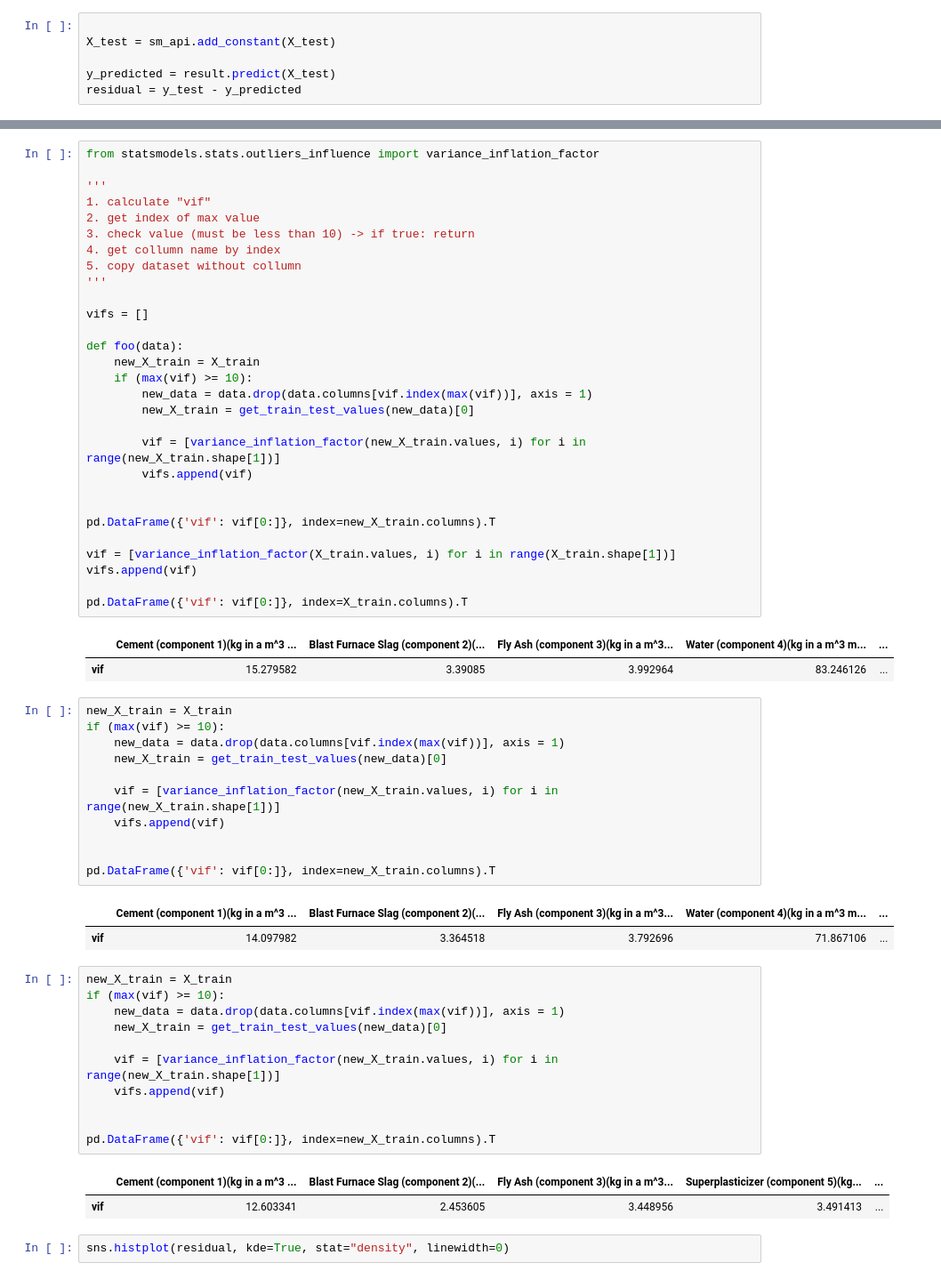
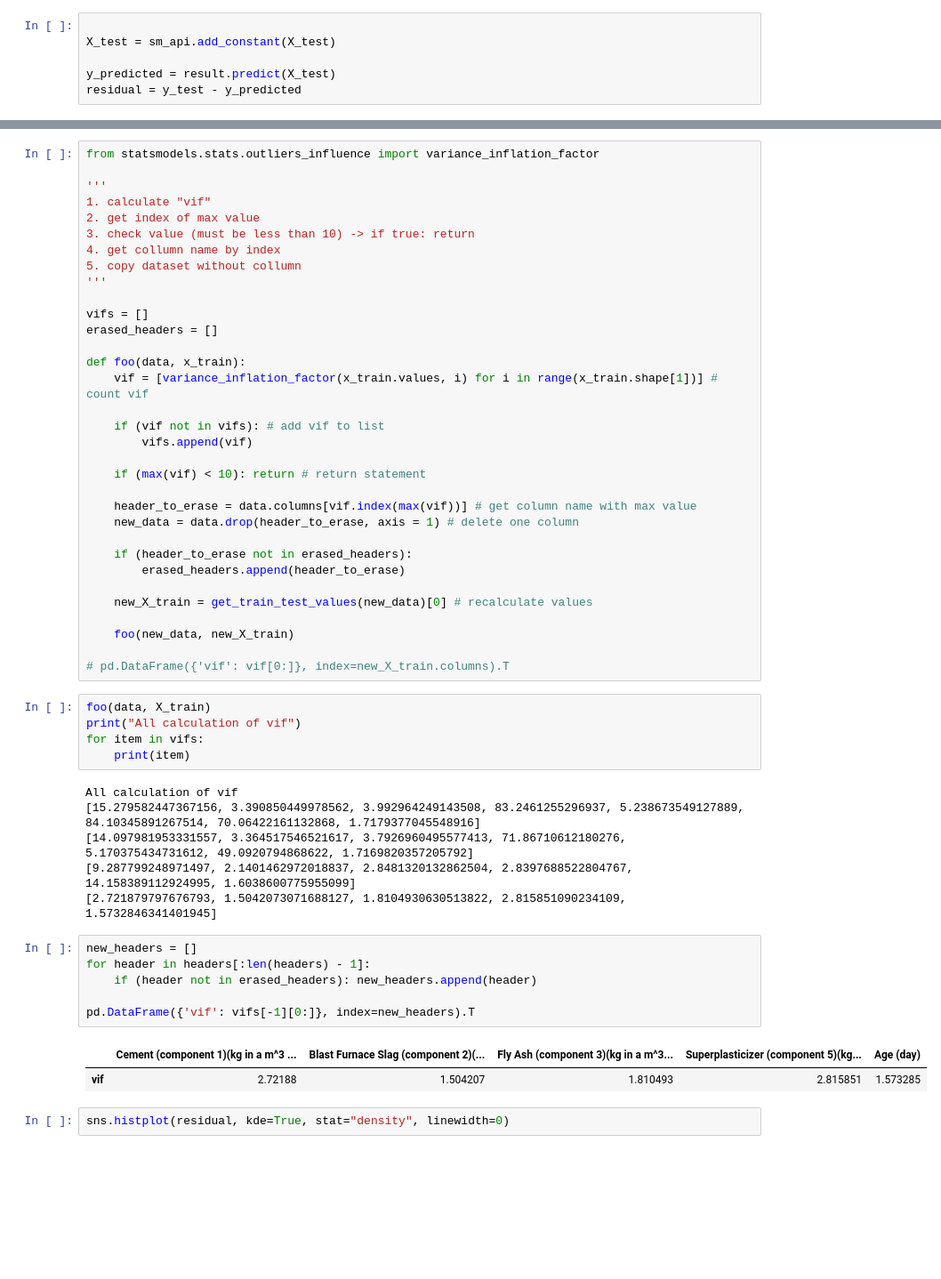
Before and after one commit to WhiteMorro1177/artif-intel-prac-3, a Jupyter notebook: main.ipynb, the cells around one changed output, grey strips where cells are left out. Shown at 89% size. Drawn from its saved outputs; the diff is of its cells as text; blank space fills up the shorter version.

```diff
--- a/main.ipynb
+++ b/main.ipynb
@@ -127,54 +127,47 @@ from statsmodels.stats.outliers_influence import variance_inflation_factor
 '''
 
 vifs = []
+erased_headers = []
 
-def foo(data):
-    new_X_train = X_train
-    if (max(vif) >= 10):
-        new_data = data.drop(data.columns[vif.index(max(vif))], axis = 1)
-        new_X_train = get_train_test_values(new_data)[0]
+def foo(data, x_train):
+    vif = [variance_inflation_factor(x_train.values, i) for i in range(x_train.shape[1])] # count vif
 
-        vif = [variance_inflation_factor(new_X_train.values, i) for i in range(new_X_train.shape[1])]
+    if (vif not in vifs): # add vif to list
         vifs.append(vif)
 
+    if (max(vif) < 10): return # return statement
 
-pd.DataFrame({'vif': vif[0:]}, index=new_X_train.columns).T
+    header_to_erase = data.columns[vif.index(max(vif))] # get column name with max value
+    new_data = data.drop(header_to_erase, axis = 1) # delete one column
 
-vif = [variance_inflation_factor(X_train.values, i) for i in range(X_train.shape[1])]
-vifs.append(vif)
+    if (header_to_erase not in erased_headers):
+        erased_headers.append(header_to_erase)
 
-pd.DataFrame({'vif': vif[0:]}, index=X_train.columns).T
+    new_X_train = get_train_test_values(new_data)[0] # recalculate values
+
+    foo(new_data, new_X_train)
+
+# pd.DataFrame({'vif': vif[0:]}, index=new_X_train.columns).T
-# %% [output]
-|  | Cement (component 1)(kg in a m^3 ... | Blast Furnace Slag (component 2)(... | Fly Ash (component 3)(kg in a m^3... | Water (component 4)(kg in a m^3 m... | ... |
-| vif | 15.279582 | 3.39085 | 3.992964 | 83.246126 | ... |
-# %%
-new_X_train = X_train
-if (max(vif) >= 10):
-    new_data = data.drop(data.columns[vif.index(max(vif))], axis = 1)
-    new_X_train = get_train_test_values(new_data)[0]
-
-    vif = [variance_inflation_factor(new_X_train.values, i) for i in range(new_X_train.shape[1])]
-    vifs.append(vif)
-
-
-pd.DataFrame({'vif': vif[0:]}, index=new_X_train.columns).T
-# %% [output]
-|  | Cement (component 1)(kg in a m^3 ... | Blast Furnace Slag (component 2)(... | Fly Ash (component 3)(kg in a m^3... | Water (component 4)(kg in a m^3 m... | ... |
-| vif | 14.097982 | 3.364518 | 3.792696 | 71.867106 | ... |
-# %%
-new_X_train = X_train
-if (max(vif) >= 10):
-    new_data = data.drop(data.columns[vif.index(max(vif))], axis = 1)
-    new_X_train = get_train_test_values(new_data)[0]
-
-    vif = [variance_inflation_factor(new_X_train.values, i) for i in range(new_X_train.shape[1])]
-    vifs.append(vif)
-
-
-pd.DataFrame({'vif': vif[0:]}, index=new_X_train.columns).T
-# %% [output]
-|  | Cement (component 1)(kg in a m^3 ... | Blast Furnace Slag (component 2)(... | Fly Ash (component 3)(kg in a m^3... | Superplasticizer (component 5)(kg... | ... |
-| vif | 12.603341 | 2.453605 | 3.448956 | 3.491413 | ... |
+# %%
+foo(data, X_train)
+print("All calculation of vif")
+for item in vifs:
+    print(item)
+# %% [output]
+All calculation of vif
+[15.279582447367156, 3.390850449978562, 3.992964249143508, 83.2461255296937, 5.238673549127889, 84.10345891267514, 70.06422161132868, 1.7179377045548916]
+[14.097981953331557, 3.364517546521617, 3.7926960495577413, 71.86710612180276, 5.170375434731612, 49.0920794868622, 1.7169820357205792]
+[9.287799248971497, 2.1401462972018837, 2.8481320132862504, 2.8397688522804767, 14.158389112924995, 1.6038600775955099]
+[2.721879797676793, 1.5042073071688127, 1.8104930630513822, 2.815851090234109, 1.5732846341401945]
+# %%
+new_headers = []
+for header in headers[:len(headers) - 1]:
+    if (header not in erased_headers): new_headers.append(header)
+
+pd.DataFrame({'vif': vifs[-1][0:]}, index=new_headers).T
+# %% [output]
+|  | Cement (component 1)(kg in a m^3 ... | Blast Furnace Slag (component 2)(... | Fly Ash (component 3)(kg in a m^3... | Superplasticizer (component 5)(kg... | Age (day) |
+| vif | 2.72188 | 1.504207 | 1.810493 | 2.815851 | 1.573285 |
 # %%
 sns.histplot(residual, kde=True, stat="density", linewidth=0)
 # %% [output]
```
Also changed, not shown: parts of 1 cell of this notebook.
